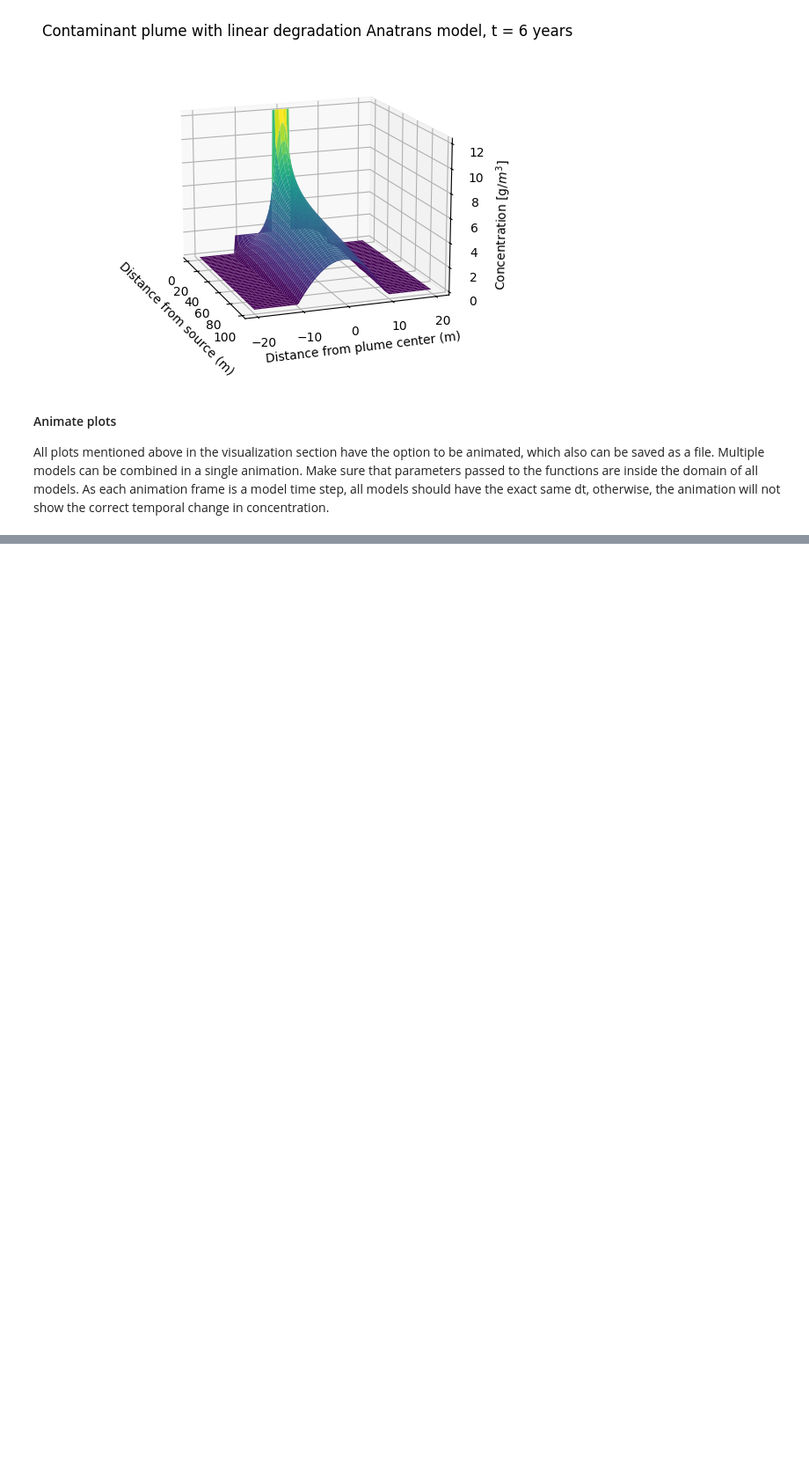
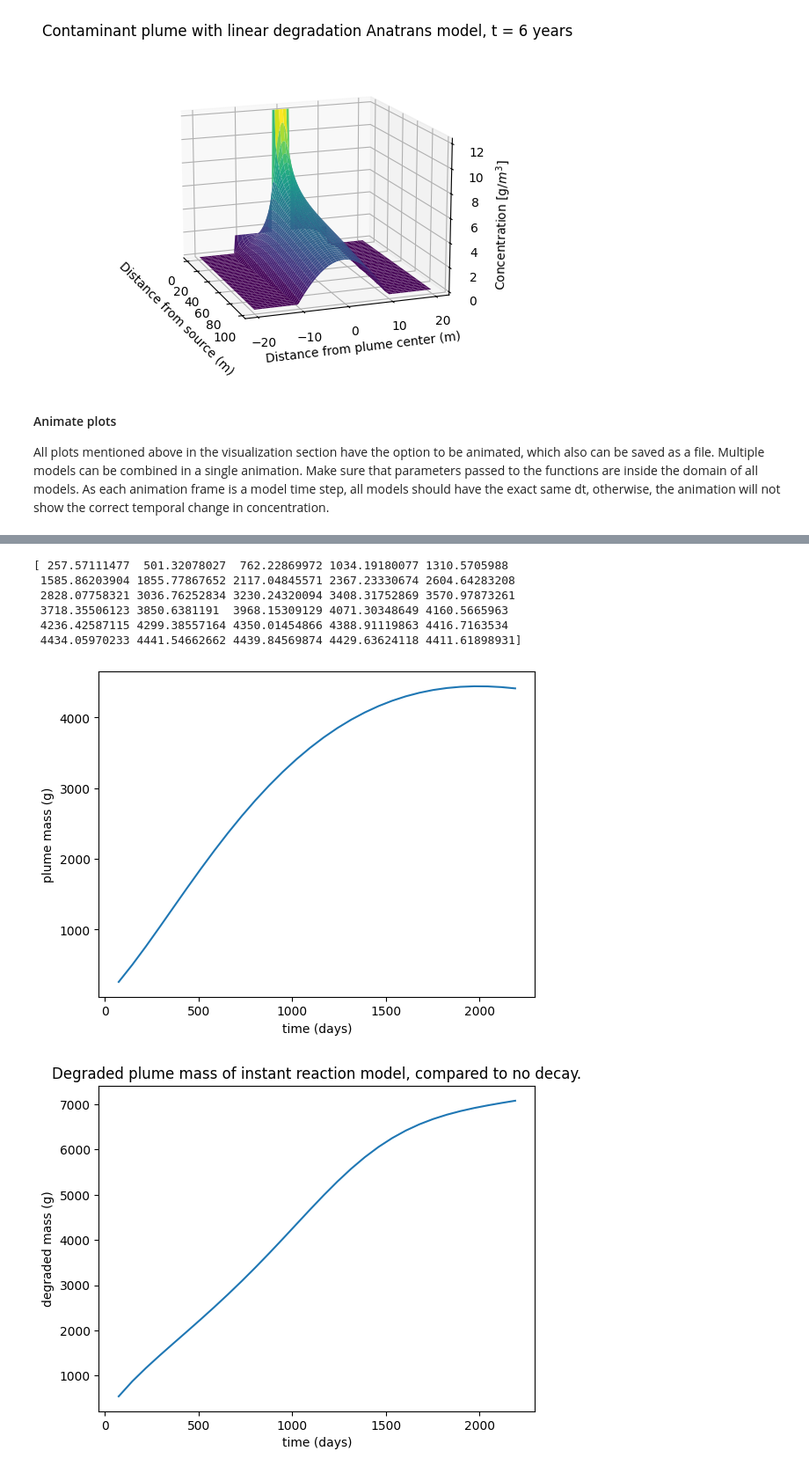
Before and after one commit to MiBiPreT/mibitrans, a Jupyter notebook: examples/example_walkthrough.ipynb, the cells around one changed output, grey strips where cells are left out. Shown at 88% size. Saved outputs shown, nothing was run; the diff lists cells and outputs as text; code cells hidden in the pictures; blank space fills up the shorter version.

```diff
--- a/examples/example_walkthrough.ipynb
+++ b/examples/example_walkthrough.ipynb
@@ -635,0 +643,22 @@ print(table_source)
+# %%
+# By default, mass balance gives results for each model time step
+print(mb.plume_mass)
+# And then can easily be plotted over time
+plt.plot(mb.t, mb.plume_mass)
+plt.xlabel("time (days)")
+plt.ylabel("plume mass (g)")
+plt.show()
+plt.plot(mb.t, mb.degraded_mass)
+plt.xlabel("time (days)")
+plt.ylabel("degraded mass (g)")
+plt.title("Degraded plume mass of instant reaction model, compared to no decay.")
+plt.show()
+# %% [output]
+[ 257.57111477  501.32078027  762.22869972 1034.19180077 1310.5705988
+ 1585.86203904 1855.77867652 2117.04845571 2367.23330674 2604.64283208
+ 2828.07758321 3036.76252834 3230.24320094 3408.31752869 3570.97873261
+ 3718.35506123 3850.6381191  3968.15309129 4071.30348649 4160.5665963
+ 4236.42587115 4299.38557164 4350.01454866 4388.91119863 4416.7163534
+ 4434.05970233 4441.54662662 4439.84569874 4429.63624118 4411.61898931]
+[figure, added]
+[figure, added]
```
Also changed, not shown: parts of 10 cells of this notebook, 2 other files.
